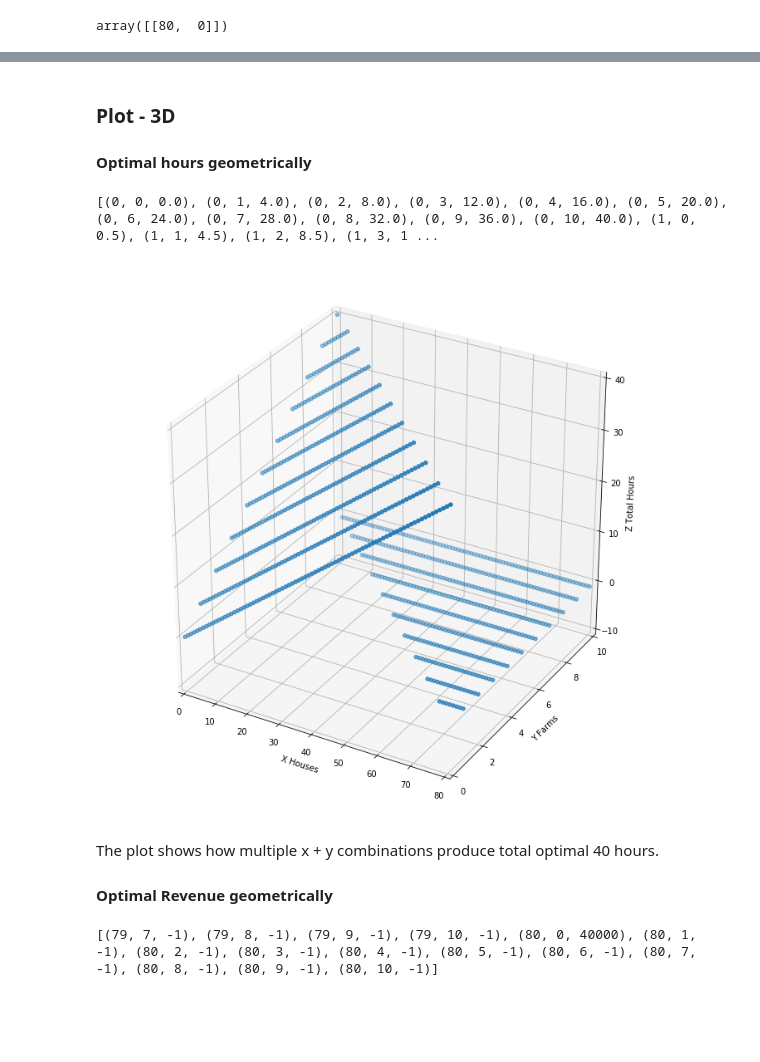
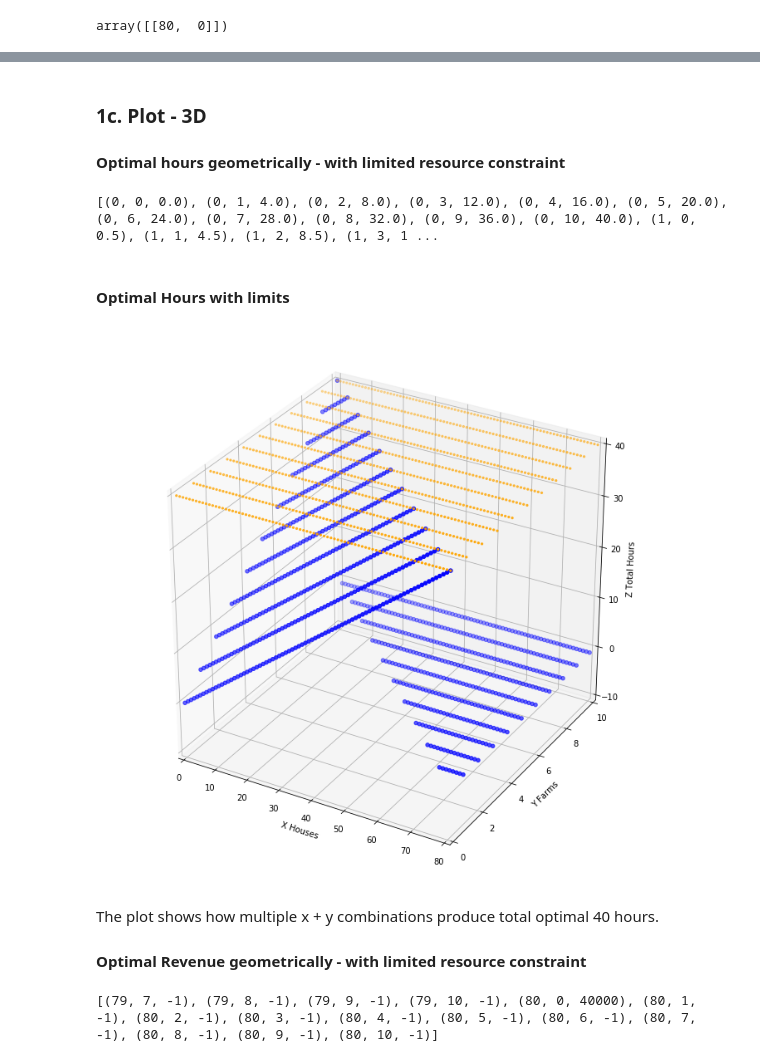
Before and after one commit to anyaconda/myMath, a Jupyter notebook: L8_LinearProgramming.ipynb, the cells around one changed output, grey strips where cells are left out. Saved outputs shown, nothing was run; the diff lists cells and outputs as text; code cells hidden in the pictures; blank space fills up the shorter version.

Commit message:
L8 Linear programs: added plot 3D Unlimited; combine all 3 spaces.

```diff
--- a/L8_LinearProgramming.ipynb
+++ b/L8_LinearProgramming.ipynb
@@ -84,18 +94,18 @@ if total hours > max hours, then invalidate that option with -1
 #initialize matrix to store total hours for all possible H & F combinations
 mx_rows = len(h)
 mx_cols = len(f)
-mx = np.zeros((mx_rows, mx_cols), dtype=float)
+mx_hours = np.zeros((mx_rows, mx_cols), dtype=float)
 
 for i in h:
     for j in f:
         total_hrs = h_hrs[i] + f_hrs[j]
         if total_hrs > n_hours_max:
             total_hrs = -1
-        mx[i,j] =  total_hrs
+        mx_hours[i,j] =  total_hrs
 
 #view matrix of total hours
 print ('All possible total hours combinations:')
-mx
+mx_hours
 # %% [output]
 All possible total hours combinations:
 array([[ 0. ,  4. ,  8. , 12. , 16. , 20. , 24. , 28. , 32. , 36. , 40. ],
@@ -245,41 +259,47 @@ array([[80,  0]])
 Conclusion: Yes, optimal revenue happens with an option from a set of optimal hours: by working on 80 houses and 0 farms.
 # %% [markdown]
-### Plot - 3D
-#### Optimal hours geometrically
+### 1c.  Plot - 3D
+#### Optimal hours geometrically - with limited resource constraint
 # %%
 from mpl_toolkits import mplot3d
 # %%
-#prep data for graphing
+# Prep data for 3D scattered points
 x = np.repeat(h, mx_cols)
 y = np.tile(f, mx_rows)
-z = mx.flatten()
+#define z - optimal hours w/ limits
+z_hours = mx_hours.flatten()
 
 #preview result sets
-xyz = zip(x,y,z)
+xyz = zip(x,y,z_hours)
 print(list(xyz)[:15])
 # %% [output]
 [(0, 0, 0.0), (0, 1, 4.0), (0, 2, 8.0), (0, 3, 12.0), (0, 4, 16.0), (0, 5, 20.0), (0, 6, 24.0), (0, 7, 28.0), (0, 8, 32.0), (0, 9, 36.0), (0, 10, 40.0), (1, 0, 0.5), (1, 1, 4.5), (1, 2, 8.5), (1, 3, 1 ...
+# %% [markdown]
+#### Optimal Hours with limits
+# %%
+# Prep data for 3D scattered points
+#define z - limited hours
+z_hours_limited = np.repeat(n_hours_max, len(z_hours))
 # %%
 #refer https://jakevdp.github.io/PythonDataScienceHandbook/04.12-three-dimensional-plotting.html
 plt.figure(figsize=(12,12))
 
 ax = plt.axes(projection='3d')
 
 ax.set_xlabel('X Houses')
 ax.set_ylabel('Y Farms')
 ax.set_zlabel('Z Total Hours');
 
 ax.set_xlim(0, 80); ax.set_ylim(0, 10); ax.set_zlim(-10, 40);
 
-# Data for three-dimensional scattered points
-zdata = z
-xdata = x
-ydata = y
-ax.scatter3D(xdata, ydata, zdata );
+# 3D optimal hours w/ limits
+ax.scatter3D(x, y, z_hours, c='b', marker = 'o');
+# 3D limited hours
+ax.scatter3D(x, y, z_hours_limited, c='orange', marker = '.');
 # %% [output]
-[figure, old version]
+[figure, new version]
 # %% [markdown]
 The plot shows how multiple x + y combinations produce total optimal 40 hours.
 
-#### Optimal Revenue geometrically
+#### Optimal Revenue geometrically - with limited resource constraint
 # %%
```
Also changed, not shown: parts of 33 cells of this notebook.
